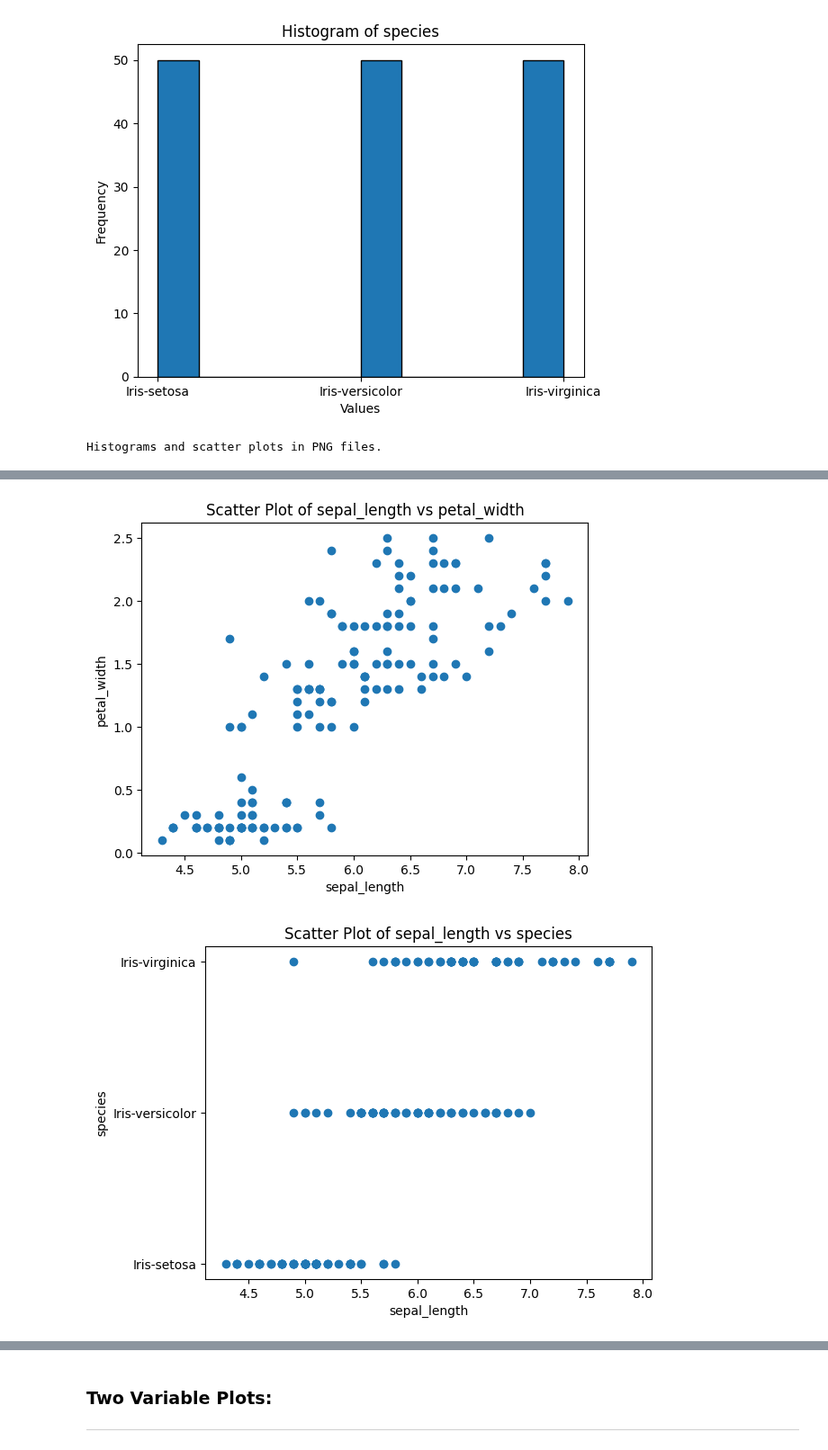
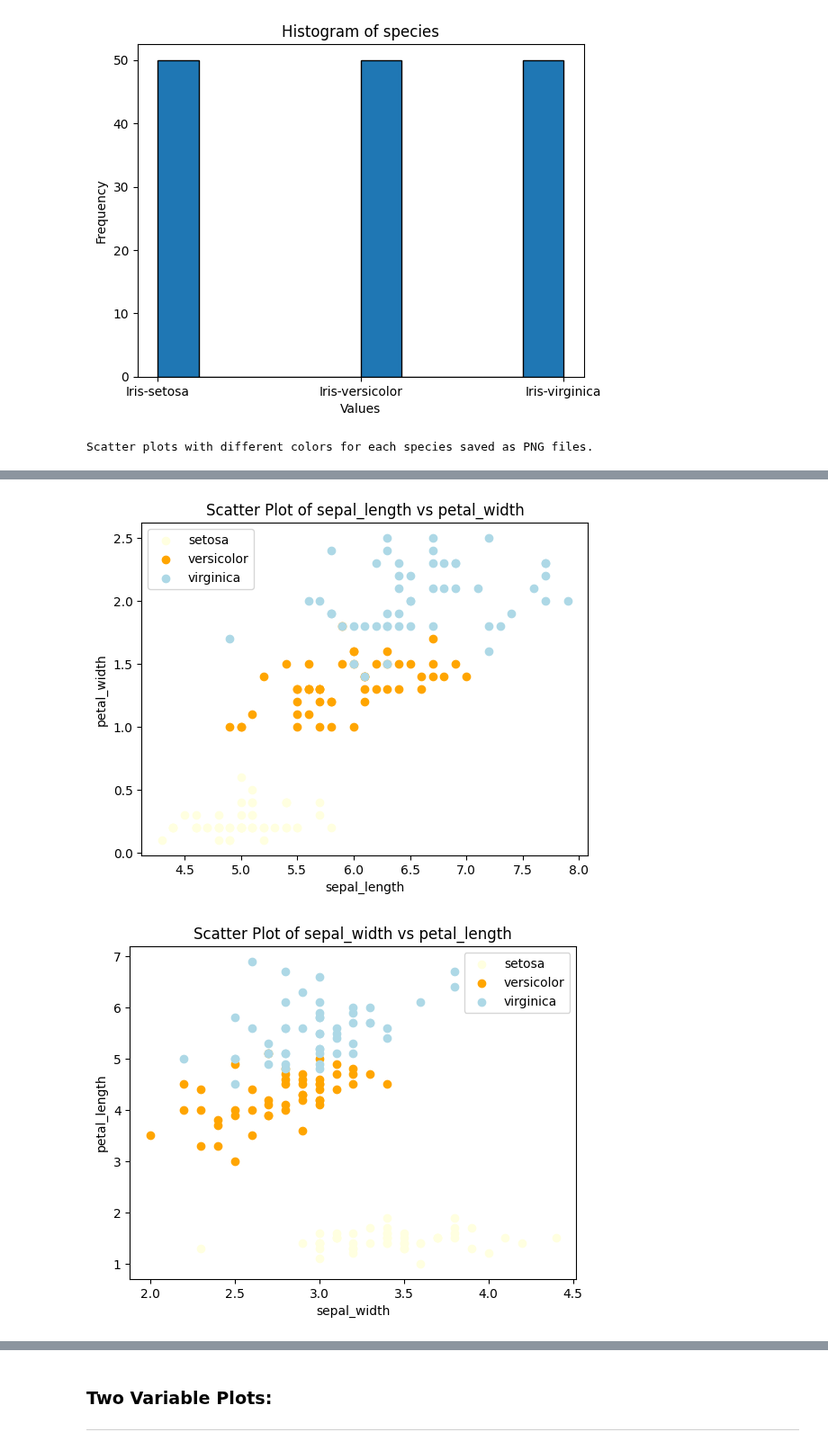
Before and after one commit to CarlosRigueti/pands-project, a Jupyter notebook: analysis.ipynb, the cells around one changed output, grey strips where cells are left out. Shown at 90% size. Saved outputs shown, nothing was run; the diff lists cells and outputs as text; code cells hidden in the pictures.

```diff
--- a/analysis.ipynb
+++ b/analysis.ipynb
@@ -193,17 +193,36 @@ for column in df.columns:
 [figure]
 [figure]
 # %%
-# Output a scatter plot for each variables.
-num_cols = len(df.columns)
-for i in range(num_cols):
-    for j in range(i + 1, num_cols):
-        plt.figure()  # Figure.
-        plt.scatter(df.iloc[:, i], df.iloc[:, j]) # scatter.
-        plt.title(f'Scatter Plot of {df.columns[i]} vs {df.columns[j]}') # title
-        plt.xlabel(df.columns[i]) # xlabel
-        plt.ylabel(df.columns[j]) # ylabel
-        plt.savefig(f'{df.columns[i]}_{df.columns[j]}_scatter.png', bbox_inches='tight') # savefig
+# Load the Iris dataset from a URL into a DataFrame
+df = pd.read_csv('https://raw.githubusercontent.com/mwaskom/seaborn-data/master/iris.csv')
 
-print("Histograms and scatter plots in PNG files.")
+# Define colors for each species
+colors = {'setosa': 'lightyellow', 'versicolor': 'orange', 'virginica': 'lightblue'}
+
+# Loop through each pair of variables
+for i in range(len(df.columns) - 1):
+    for j in range(i + 1, len(df.columns) - 1):
+        # Create a new figure for each scatter plot
+        plt.figure()
+
+        # Plot each species with a different color
+        for species, color in colors.items():
+            # Filter data for the current species
+            species_data = df[df['species'] == species]
+            # Scatter plot for the current species with specified color
+            plt.scatter(species_data.iloc[:, i], species_data.iloc[:, j], label=species, color=color)
+
+        # Set title and labels for the scatter plot
+        plt.title(f'Scatter Plot of {df.columns[i]} vs {df.columns[j]}')
+        plt.xlabel(df.columns[i])
+        plt.ylabel(df.columns[j])
+
+        # Add legend to the scatter plot
+        plt.legend()
+
+        # Save the scatter plot as a PNG file
+        plt.savefig(f'{df.columns[i]}_{df.columns[j]}_scatter.png', bbox_inches='tight')
+
+print("Scatter plots with different colors for each species saved as PNG files.")
 # %% [output]
-Histograms and scatter plots in PNG files.
+Scatter plots with different colors for each species saved as PNG files.
@@ -212,2 +231,2 @@ Histograms and scatter plots in PNG files.
-[figure, old version]
+[figure, new version]
-[figure, old version]
+[figure, new version]
```
Also changed, not shown: parts of 7 cells of this notebook, 7 other files.
